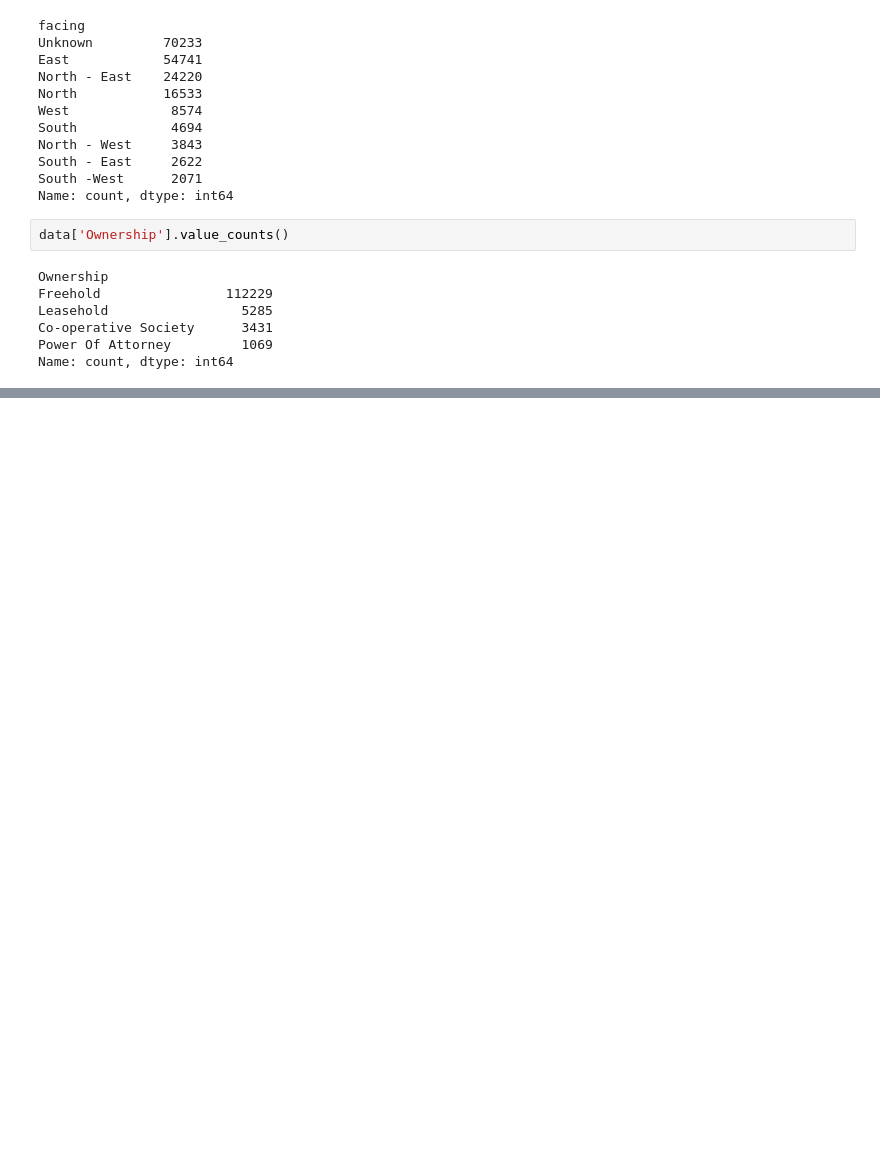
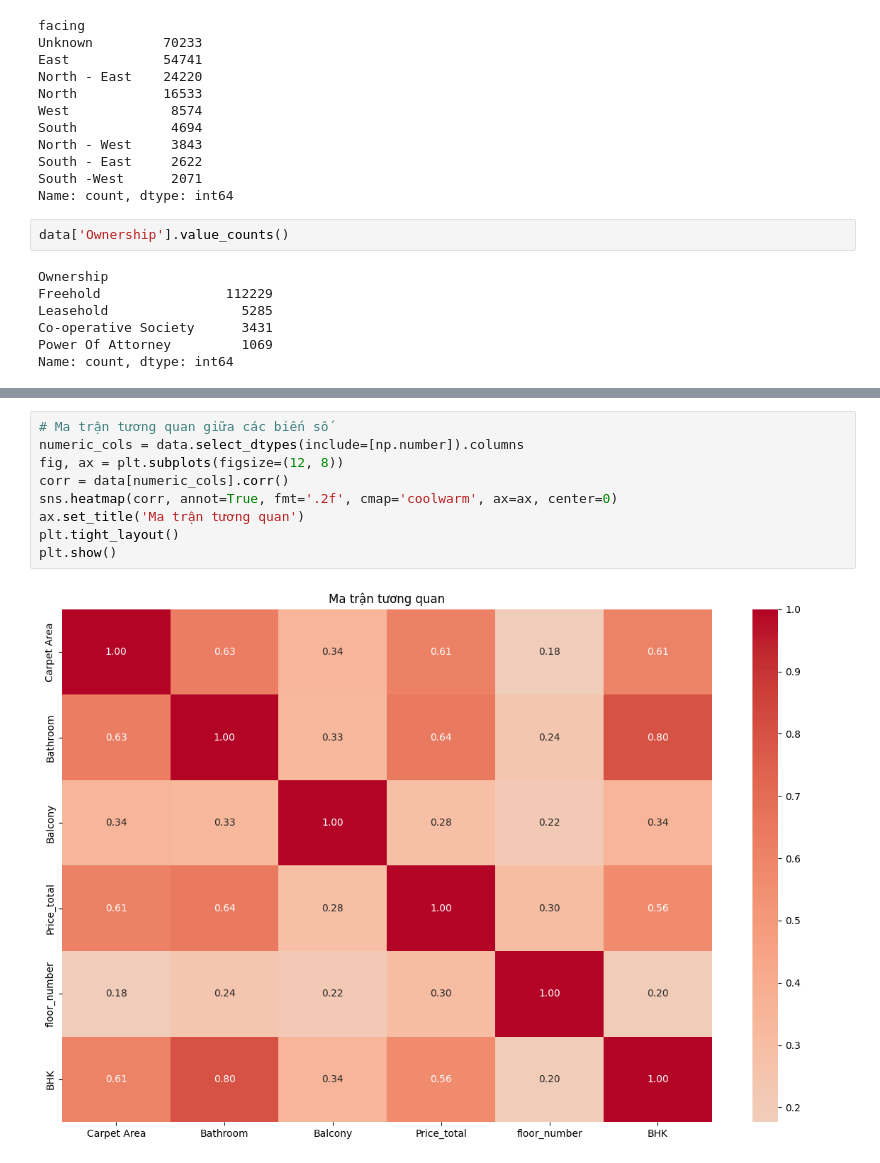
Before and after one commit to vyvy31082004/House-Price-Prediction, a Jupyter notebook: final.ipynb, the cells around one changed output, grey strips where cells are left out. Cells and saved outputs as stored; diff of their text form; blank space fills up the shorter version.

```diff
--- a/final.ipynb
+++ b/final.ipynb
@@ -149,0 +405,11 @@ Name: Ownership, Length: 187531, dtype: object
+# %%
+# Ma trận tương quan giữa các biến số
+numeric_cols = data.select_dtypes(include=[np.number]).columns
+fig, ax = plt.subplots(figsize=(12, 8))
+corr = data[numeric_cols].corr()
+sns.heatmap(corr, annot=True, fmt='.2f', cmap='coolwarm', ax=ax, center=0)
+ax.set_title('Ma trận tương quan')
+plt.tight_layout()
+plt.show()
+# %% [output]
+[figure, added]
```
Also changed, not shown: parts of 34 cells of this notebook, 5 other files.
